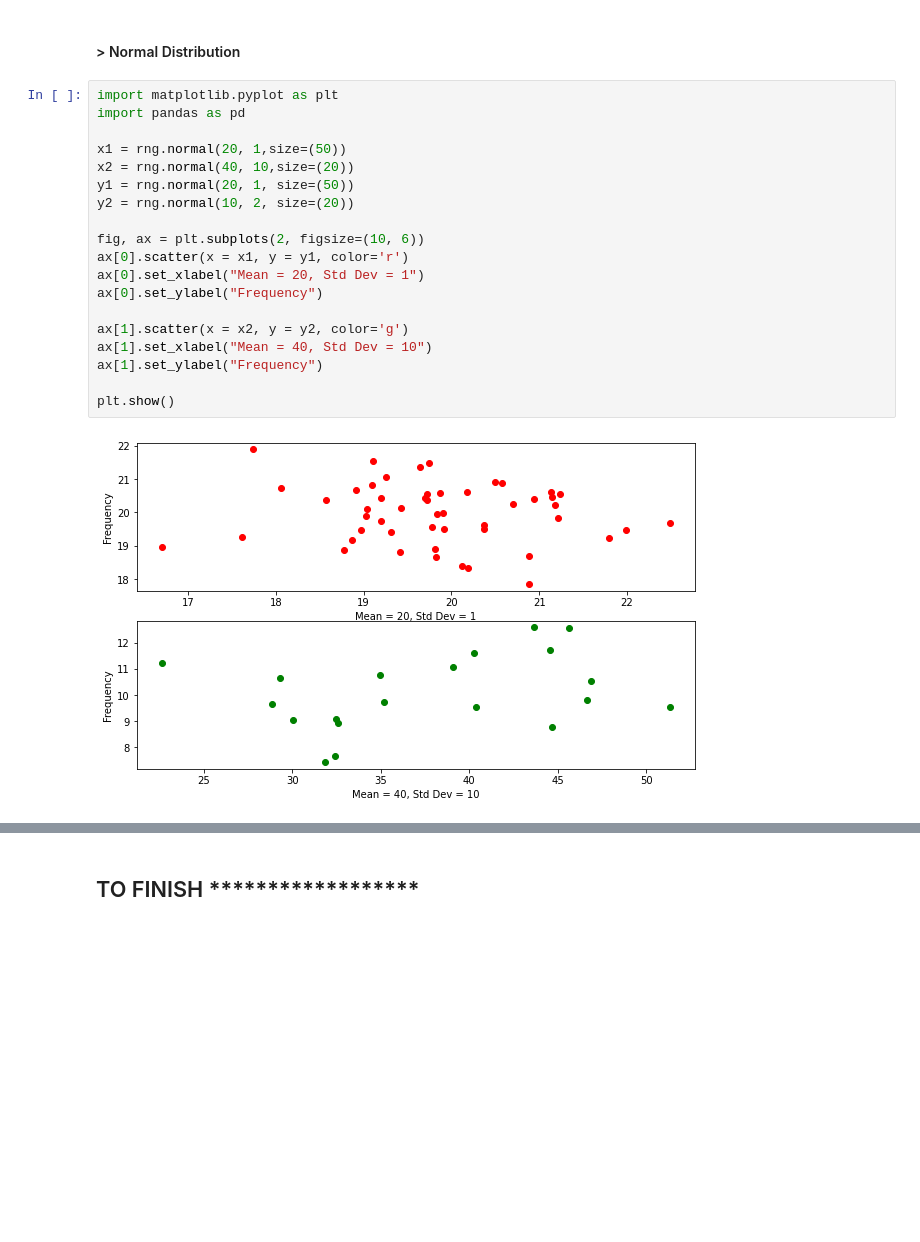
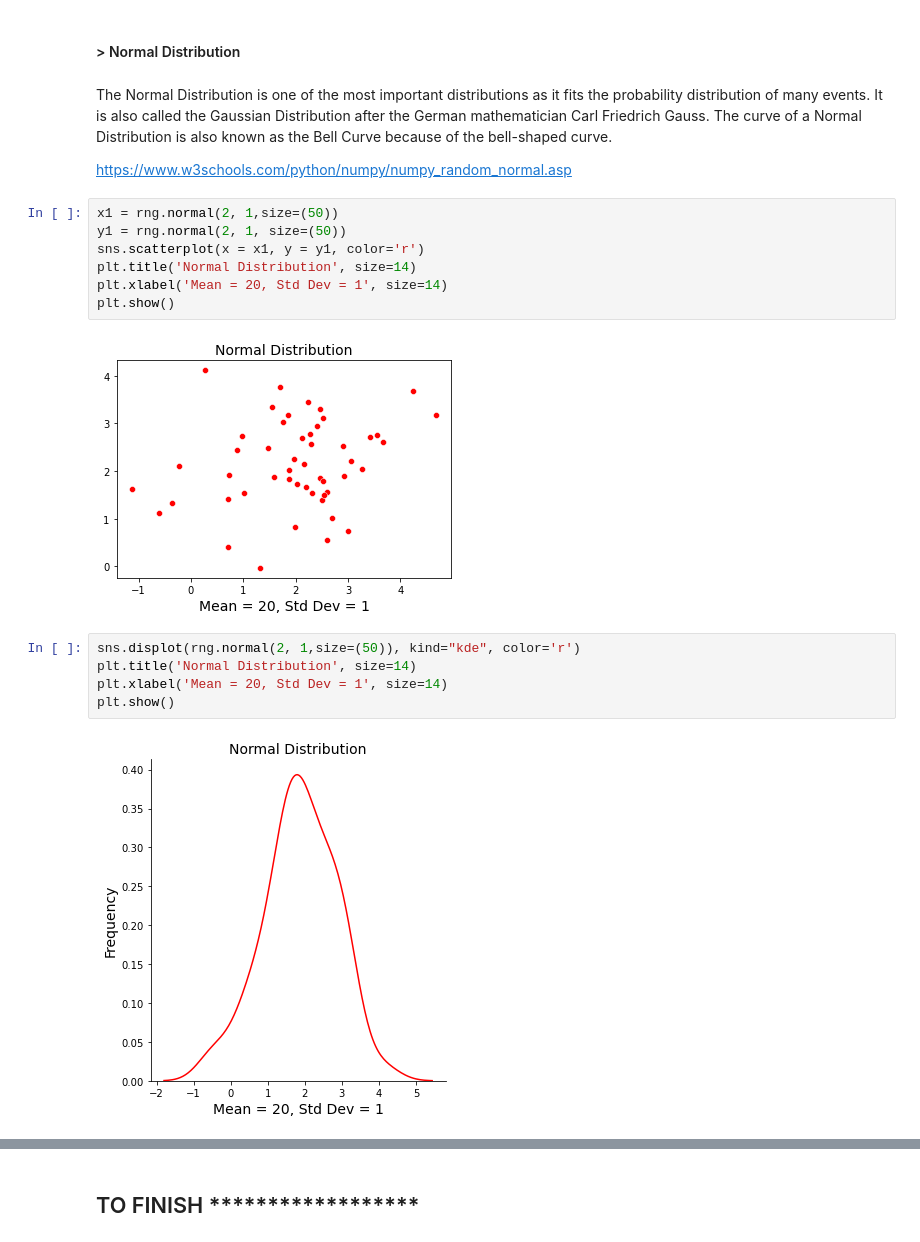
Before and after one commit to Michelleoc/programming-for-data-analysis-assignment, a Jupyter notebook: numpy-random-assignment.ipynb, the cells around one changed output, grey strips where cells are left out. Drawn from its saved outputs; the diff is of its cells as text; blank space fills up the shorter version.

```diff
--- a/numpy-random-assignment.ipynb
+++ b/numpy-random-assignment.ipynb
@@ -452,24 +488,24 @@ I will discuss a sample of 6 Distributions:
 6. Multinomial Distribution
 # %% [markdown]
 #### > Normal Distribution
-# %%
-import matplotlib.pyplot as plt
-import pandas as pd
-
-x1 = rng.normal(20, 1,size=(50))
-x2 = rng.normal(40, 10,size=(20))
-y1 = rng.normal(20, 1, size=(50))
-y2 = rng.normal(10, 2, size=(20))
-
-fig, ax = plt.subplots(2, figsize=(10, 6))
-ax[0].scatter(x = x1, y = y1, color='r')
-ax[0].set_xlabel("Mean = 20, Std Dev = 1")
-ax[0].set_ylabel("Frequency")
-
-ax[1].scatter(x = x2, y = y2, color='g')
-ax[1].set_xlabel("Mean = 40, Std Dev = 10")
-ax[1].set_ylabel("Frequency")
-
-plt.show()
-# %% [output]
-[figure, removed]
+# %% [markdown]
+The Normal Distribution is one of the most important distributions as it fits the probability distribution of many events.
+It is also called the Gaussian Distribution after the German mathematician Carl Friedrich Gauss. The curve of a Normal Distribution is also known as the Bell Curve because of the bell-shaped curve.
+
+https://www.w3schools.com/python/numpy/numpy_random_normal.asp
+# %%
+x1 = rng.normal(2, 1,size=(50))
+y1 = rng.normal(2, 1, size=(50))
+sns.scatterplot(x = x1, y = y1, color='r')
+plt.title('Normal Distribution', size=14)
+plt.xlabel('Mean = 20, Std Dev = 1', size=14)
+plt.show()
+# %% [output]
+[figure, added]
+# %%
+sns.displot(rng.normal(2, 1,size=(50)), kind="kde", color='r')
+plt.title('Normal Distribution', size=14)
+plt.xlabel('Mean = 20, Std Dev = 1', size=14)
+plt.show()
+# %% [output]
+[figure, added]
```
Also changed, not shown: parts of 71 cells of this notebook, 4 other files.
